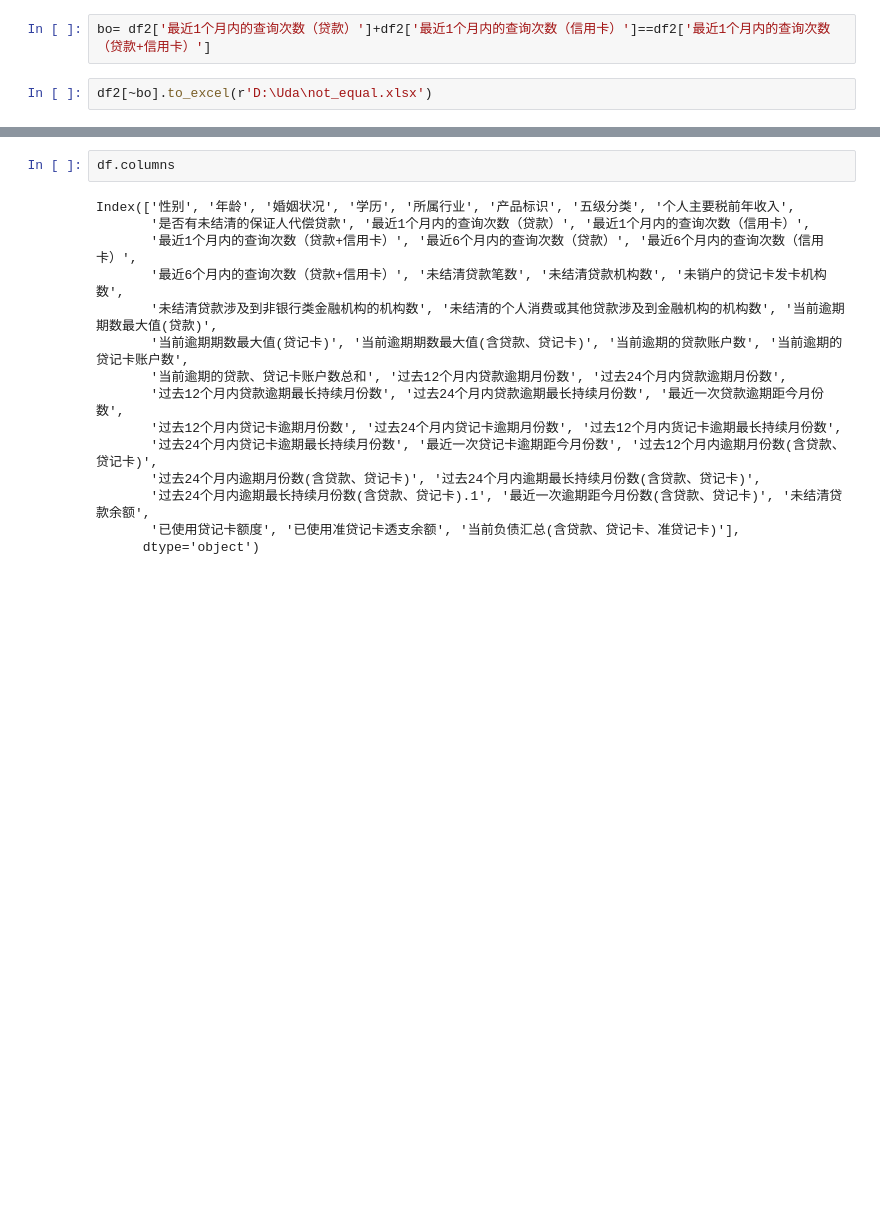
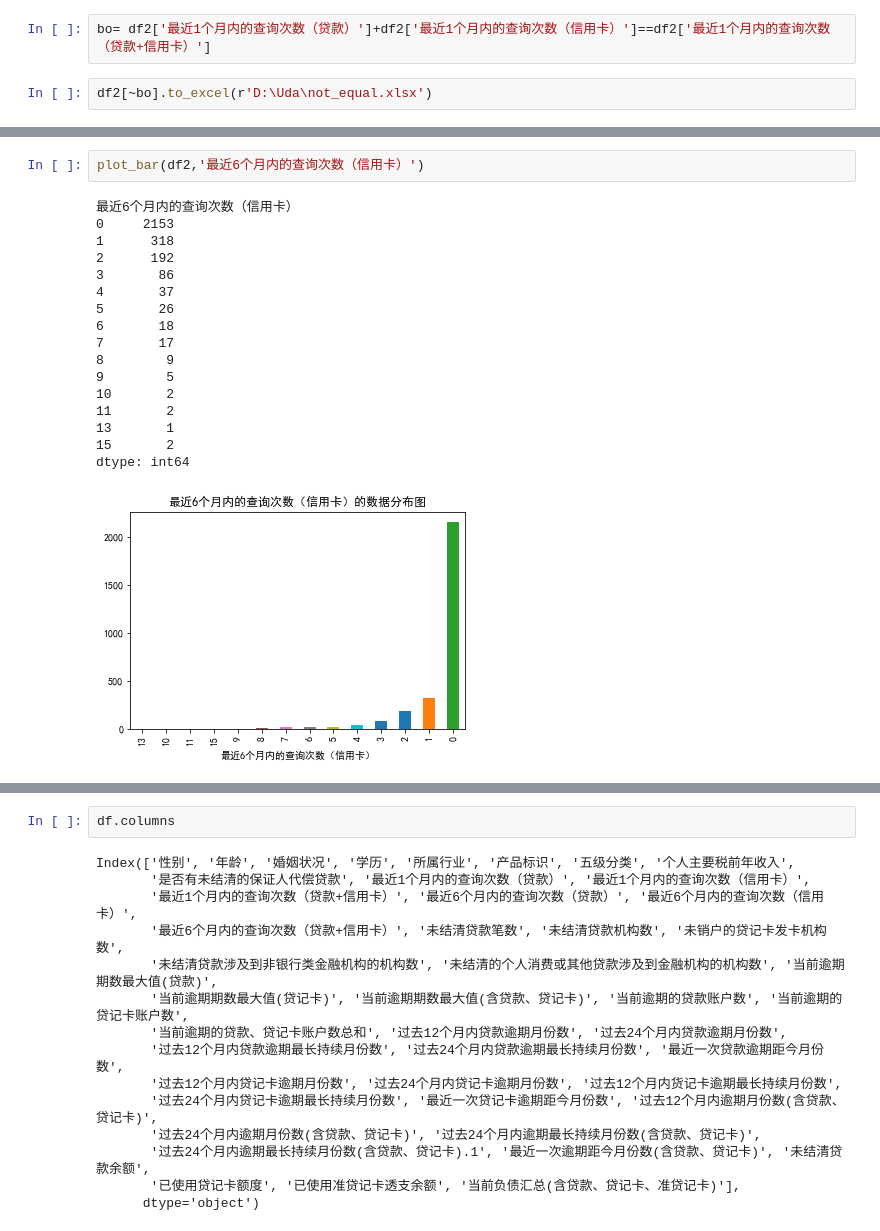
Before and after one commit to Judithning/Uda, a Jupyter notebook: bank_model.ipynb, the cells around one changed output, grey strips where cells are left out. Cells and saved outputs as stored; diff of their text form; blank space fills up the shorter version.

```diff
--- a/bank_model.ipynb
+++ b/bank_model.ipynb
@@ -266,0 +293,20 @@ False
+# %%
+plot_bar(df2,'最近6个月内的查询次数（信用卡）')
+# %% [output]
+最近6个月内的查询次数（信用卡）
+0     2153
+1      318
+2      192
+3       86
+4       37
+5       26
+6       18
+7       17
+8        9
+9        5
+10       2
+11       2
+13       1
+15       2
+dtype: int64
+[figure, added]
```
Also changed, not shown: parts of 19 cells of this notebook, 1 other file.
